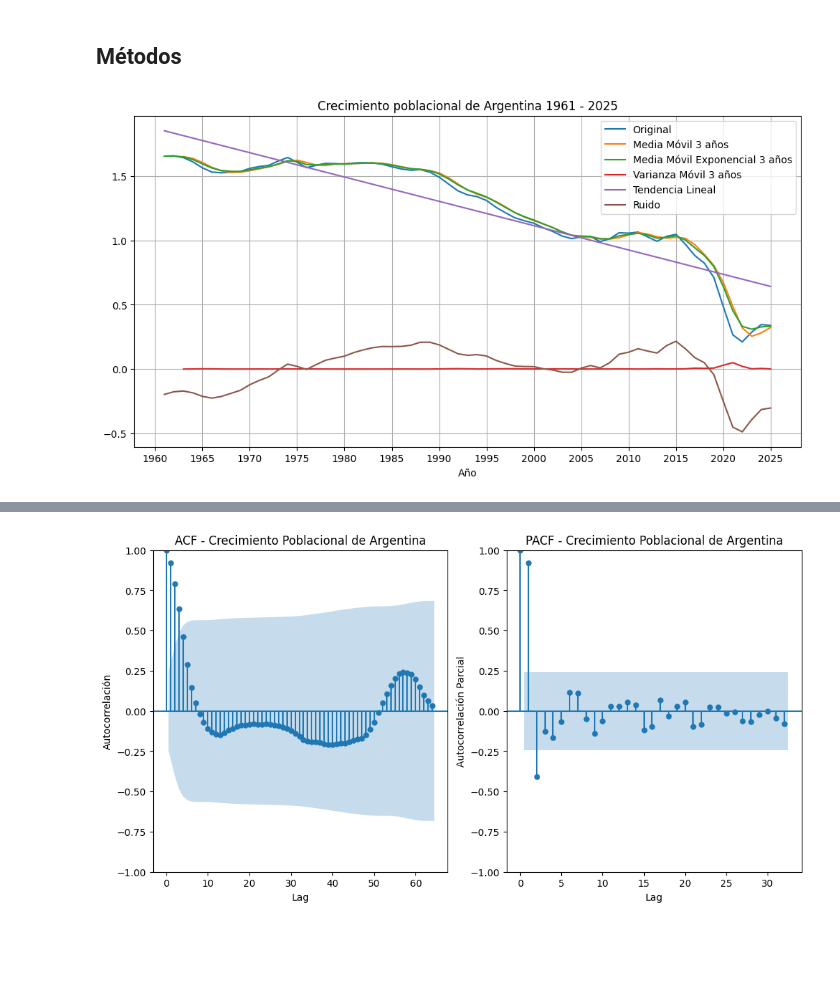
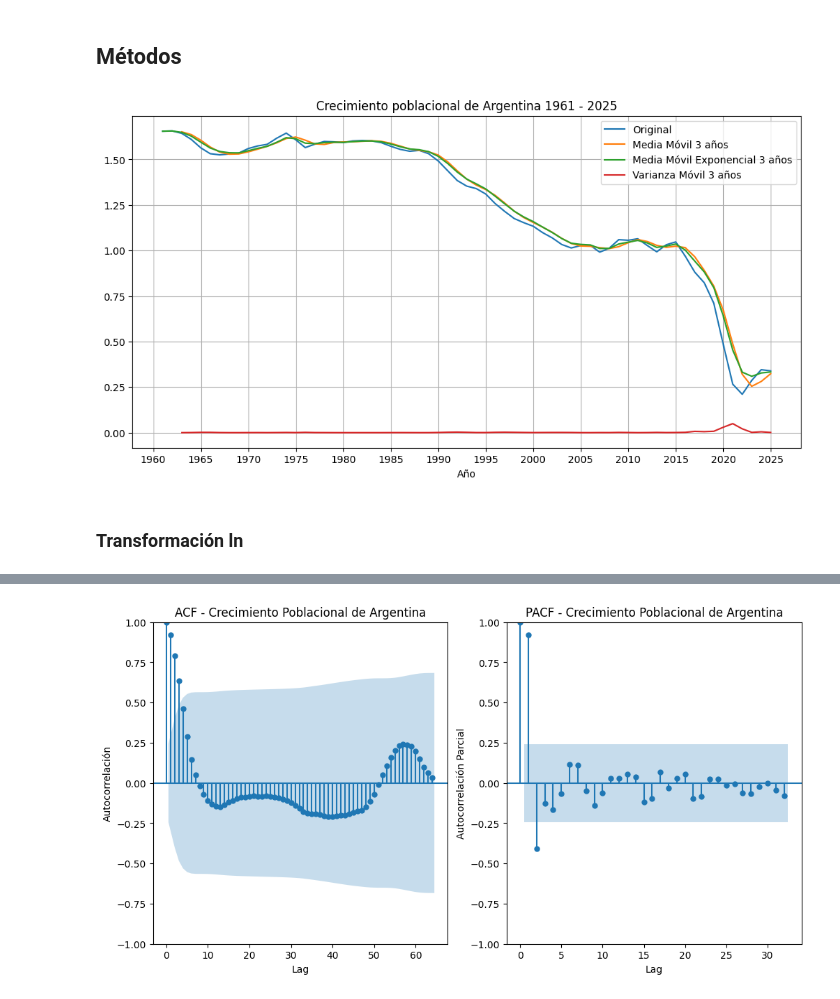
Before and after one commit to nadiasantillan/ucle-data, a Jupyter notebook: tp1/entrega.ipynb, the cells around one changed output, grey strips where cells are left out. Cells and saved outputs as stored; diff of their text form; code cells hidden in the pictures; blank space fills up the shorter version.

```diff
--- a/tp1/entrega.ipynb
+++ b/tp1/entrega.ipynb
@@ -30,30 +30,28 @@ series["var_3"] = series["popgrowth"].rolling(window=3, center=False).var()
 series["ewma_3"] = series["popgrowth"].ewm(span=3, adjust=True).mean()
 # series["diff_sma_5"] =series["popgrowth"]-series["sma_5"]
 # series["diff_ewma_5"] =series["popgrowth"]-series["ewma_5"]
-series["detrend_linear"] = scipy.signal.detrend(series["popgrowth"], type="linear")
-series["trend_linear"] = series["popgrowth"] - series["detrend_linear"]
-series["detrend_constant"] = scipy.signal.detrend(series["popgrowth"], type="constant")
-series["trend_constant"] = series["popgrowth"] - series["detrend_constant"]
 # %%
 plt.figure(figsize=(12, 6))
 
 plt.plot(series["year"], series["popgrowth"])
 plt.plot(series["year"], series["sma_3"])
 
 plt.plot(series["year"], series["ewma_3"])
 plt.plot(series["year"], series["var_3"])
 
-plt.plot(series["year"], series["trend_linear"])
-plt.plot(series["year"], series["detrend_linear"])
+# plt.plot(series["year"], series["trend_linear"])
+# plt.plot(series["year"], series["detrend_linear"])
 
 plt.legend(["Original", "Media Móvil 3 años",  "Media Móvil Exponencial 3 años",
             "Varianza Móvil 3 años",
-            "Tendencia Lineal",
-            "Ruido"
+            # "Tendencia Lineal",
+            # "Ruido"
             ])
 plt.title(f"Crecimiento poblacional de Argentina {min(series['year'])} - {max(series['year'])}")
 plt.xlabel("Año")
 plt.xticks([i for i in range(min(series["year"])-1, max(series["year"]) + 1, 5)])
 plt.grid()
 # %% [output]
-[figure, old version]
+[figure, new version]
+# %% [markdown]
+### Transformación ln
```
Also changed, not shown: parts of 5 cells of this notebook.
